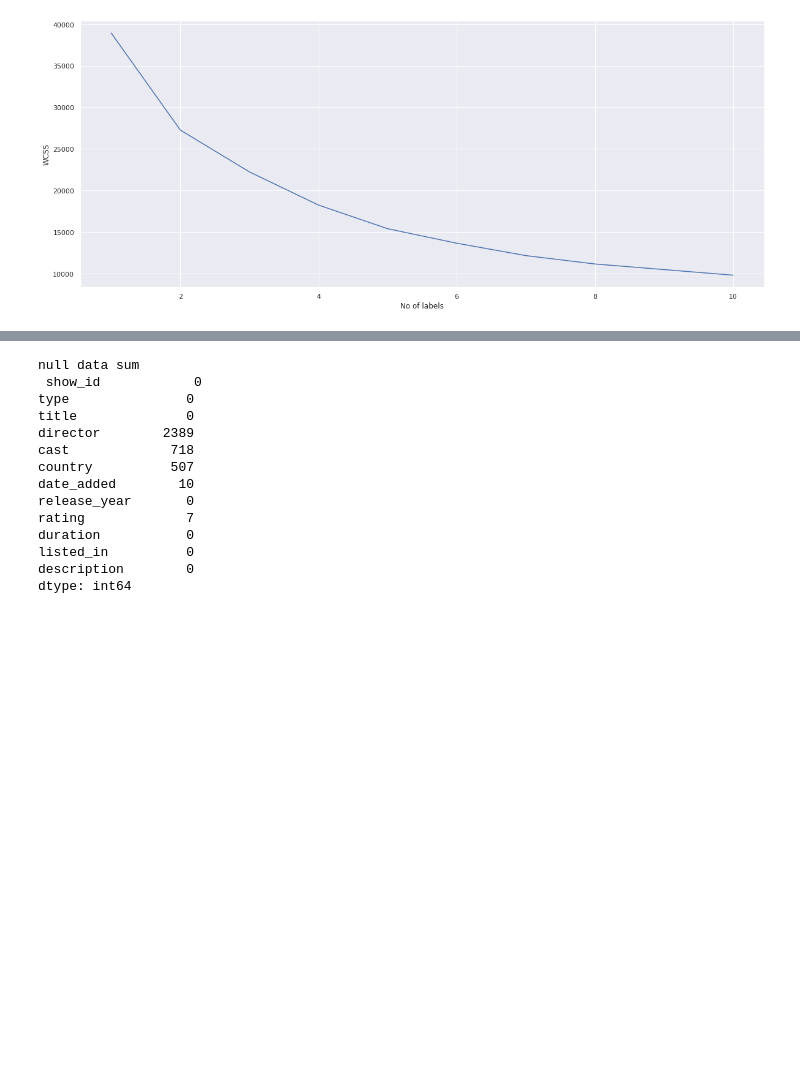
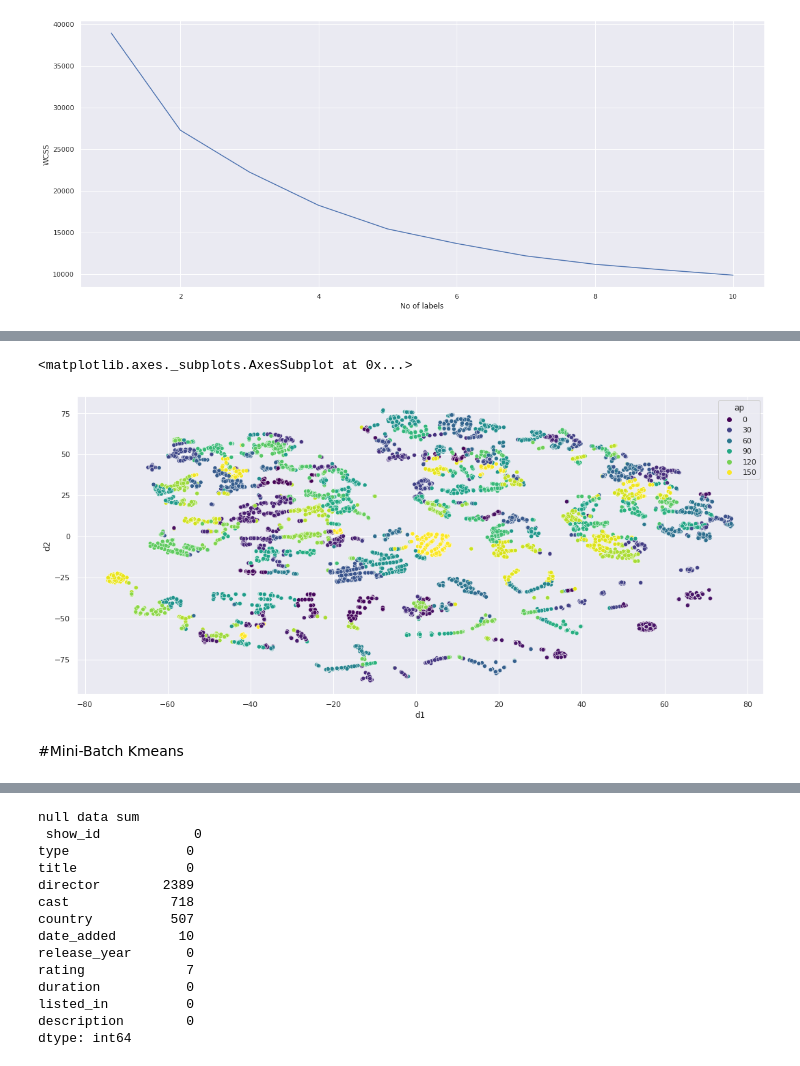
Before and after one commit to sravyagadam/ML_Clustering, a Jupyter notebook: NETFLIX_MOVIES_AND_TV_SHOWS_CLUSTERING.ipynb, the cells around one changed output, grey strips where cells are left out. Cells and saved outputs as stored; diff of their text form; code cells hidden in the pictures; blank space fills up the shorter version.

```diff
--- a/NETFLIX_MOVIES_AND_TV_SHOWS_CLUSTERING.ipynb
+++ b/NETFLIX_MOVIES_AND_TV_SHOWS_CLUSTERING.ipynb
@@ -248,0 +276,12 @@ sns.scatterplot(data=data, x='d1', y='d2', hue='birch', palette='viridis')
+# %%
+model_ap = AffinityPropagation(damping=0.9)
+model_ap.fit(x_scaled)
+data['ap'] = model_ap.predict(x_scaled)
+# %%
+rcParams['figure.figsize'] = 18,8
+sns.scatterplot(data=data, x='d1', y='d2', hue='ap', palette='viridis')
+# %% [output]
+<matplotlib.axes._subplots.AxesSubplot at 0x...>
+[figure, added]
+# %% [markdown]
+#Mini-Batch Kmeans
```
Also changed, not shown: parts of 49 cells of this notebook.
